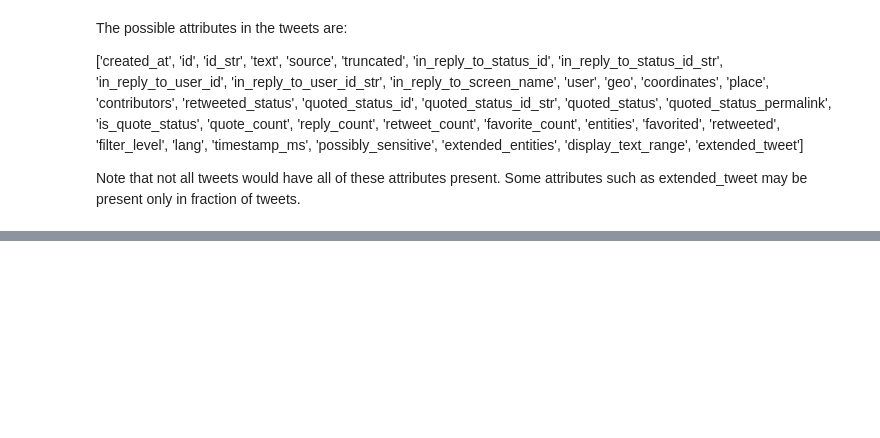
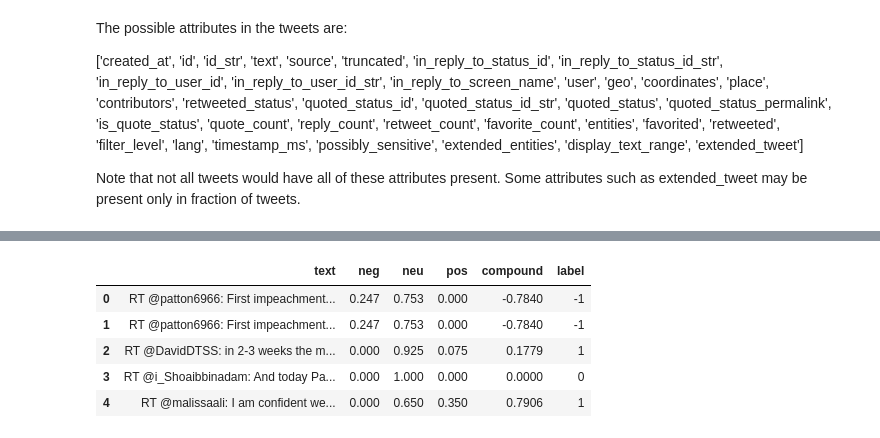
Before and after one commit to gupta-pulkit/buzzword-analysis, a Jupyter notebook: data_analysis.ipynb, the cells around one changed output, grey strips where cells are left out. Saved outputs shown, nothing was run; the diff lists cells and outputs as text; code cells hidden in the pictures; blank space fills up the shorter version.

```diff
--- a/data_analysis.ipynb
+++ b/data_analysis.ipynb
@@ -117,0 +110,9 @@ memory usage: 254.0+ KB
+# %%
+df_final.head()
+# %% [output]
+|  | text | neg | neu | pos | compound | label |
+| 0 | RT @patton6966: First impeachment... | 0.247 | 0.753 | 0.000 | -0.7840 | -1 |
+| 1 | RT @patton6966: First impeachment... | 0.247 | 0.753 | 0.000 | -0.7840 | -1 |
+| 2 | RT @DavidDTSS: in 2-3 weeks the m... | 0.000 | 0.925 | 0.075 | 0.1779 | 1 |
+| 3 | RT @i_Shoaibbinadam: And today Pa... | 0.000 | 1.000 | 0.000 | 0.0000 | 0 |
+| 4 | RT @malissaali: I am confident we... | 0.000 | 0.650 | 0.350 | 0.7906 | 1 |
```
Also changed, not shown: parts of 14 cells of this notebook, 1 other file.
